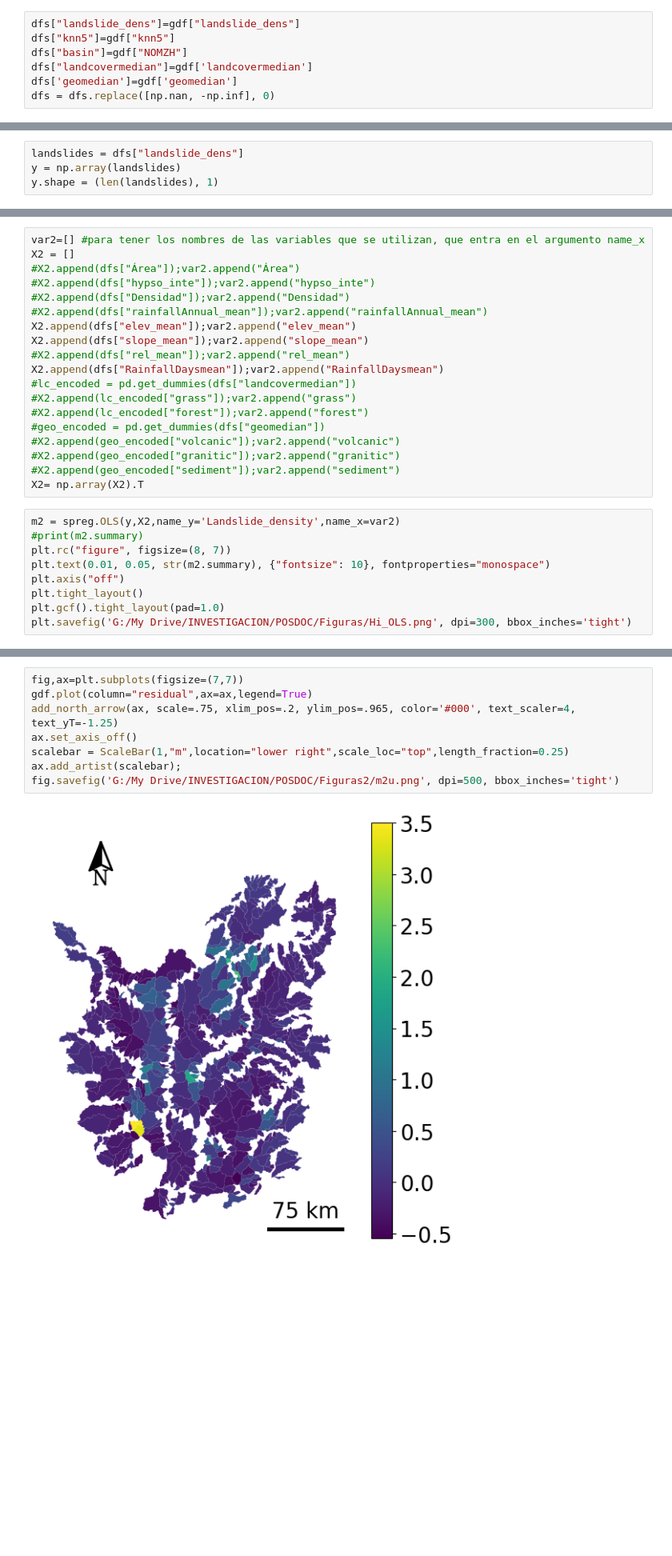
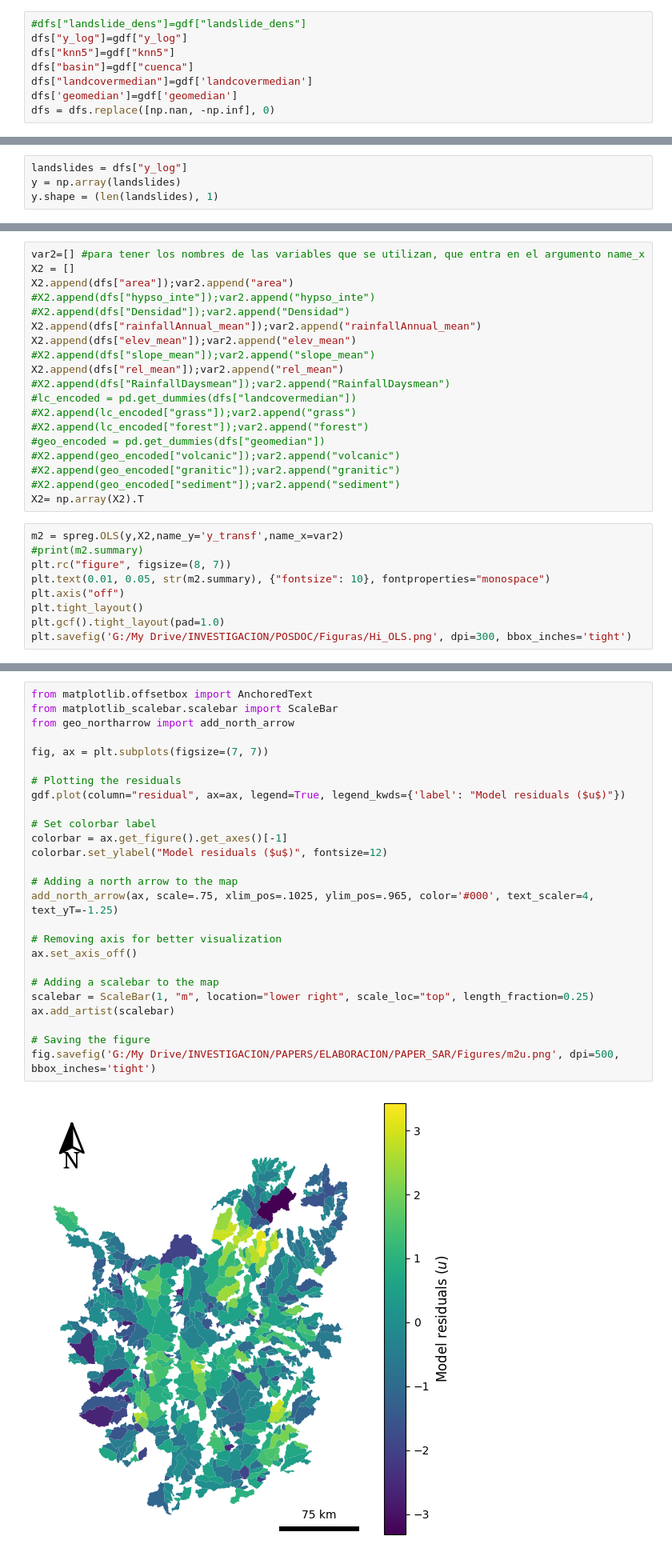
Before and after one commit to edieraristizabal/PAPER_SAR, a Jupyter notebook: Code/SR_cat_python.ipynb, the cells around one changed output, grey strips where cells are left out. Shown at 80% size. Cells and saved outputs as stored; diff of their text form; blank space fills up the shorter version.

```diff
--- a/Code/SR_cat_python.ipynb
+++ b/Code/SR_cat_python.ipynb
@@ -108,9 +85,10 @@ st = StandardScaler()
 # %%
 dfs = pd.DataFrame(st.fit_transform(gdf[var]), index=gdf[var].index, columns=gdf[var].columns)
 # %%
-dfs["landslide_dens"]=gdf["landslide_dens"]
+#dfs["landslide_dens"]=gdf["landslide_dens"]
+dfs["y_log"]=gdf["y_log"]
 dfs["knn5"]=gdf["knn5"]
-dfs["basin"]=gdf["NOMZH"]
+dfs["basin"]=gdf["cuenca"]
 dfs["landcovermedian"]=gdf['landcovermedian']
 dfs['geomedian']=gdf['geomedian']
 dfs = dfs.replace([np.nan, -np.inf], 0)
@@ -224,7 +179,7 @@ dfs.head(1)
 # %% [markdown]
 ### For recent landslide density
 # %%
-landslides = dfs["landslide_dens"]
+landslides = dfs["y_log"]
 y = np.array(landslides)
 y.shape = (len(landslides), 1)
 # %%
@@ -272,14 +217,14 @@ Se eliminan las variables que no son significativas
 # %%
 var2=[] #para tener los nombres de las variables que se utilizan, que entra en el argumento name_x
 X2 = []
-#X2.append(dfs["Área"]);var2.append("Área")
+X2.append(dfs["area"]);var2.append("area")
 #X2.append(dfs["hypso_inte"]);var2.append("hypso_inte")
 #X2.append(dfs["Densidad"]);var2.append("Densidad")
-#X2.append(dfs["rainfallAnnual_mean"]);var2.append("rainfallAnnual_mean")
+X2.append(dfs["rainfallAnnual_mean"]);var2.append("rainfallAnnual_mean")
 X2.append(dfs["elev_mean"]);var2.append("elev_mean")
-X2.append(dfs["slope_mean"]);var2.append("slope_mean")
-#X2.append(dfs["rel_mean"]);var2.append("rel_mean")
-X2.append(dfs["RainfallDaysmean"]);var2.append("RainfallDaysmean")
+#X2.append(dfs["slope_mean"]);var2.append("slope_mean")
+X2.append(dfs["rel_mean"]);var2.append("rel_mean")
+#X2.append(dfs["RainfallDaysmean"]);var2.append("RainfallDaysmean")
 #lc_encoded = pd.get_dummies(dfs["landcovermedian"])
 #X2.append(lc_encoded["grass"]);var2.append("grass")
 #X2.append(lc_encoded["forest"]);var2.append("forest")
@@ -289,7 +234,7 @@ X2.append(dfs["RainfallDaysmean"]);var2.append("RainfallDaysmean")
 #X2.append(geo_encoded["sediment"]);var2.append("sediment")
 X2= np.array(X2).T
 # %%
-m2 = spreg.OLS(y,X2,name_y='Landslide_density',name_x=var2)
+m2 = spreg.OLS(y,X2,name_y='y_transf',name_x=var2)
 #print(m2.summary)
 plt.rc("figure", figsize=(8, 7))
 plt.text(0.01, 0.05, str(m2.summary), {"fontsize": 10}, fontproperties="monospace")
@@ -330,13 +337,31 @@ plt.savefig('G:/My Drive/INVESTIGACION/POSDOC/Figuras2/knn5_res.png',dpi=500,bbo
 # %%
-fig,ax=plt.subplots(figsize=(7,7))
-gdf.plot(column="residual",ax=ax,legend=True)
-add_north_arrow(ax, scale=.75, xlim_pos=.2, ylim_pos=.965, color='#000', text_scaler=4, text_yT=-1.25)
+from matplotlib.offsetbox import AnchoredText
+from matplotlib_scalebar.scalebar import ScaleBar
+from geo_northarrow import add_north_arrow
+
+fig, ax = plt.subplots(figsize=(7, 7))
+
+# Plotting the residuals
+gdf.plot(column="residual", ax=ax, legend=True, legend_kwds={'label': "Model residuals ($u$)"})
+
+# Set colorbar label
+colorbar = ax.get_figure().get_axes()[-1]
+colorbar.set_ylabel("Model residuals ($u$)", fontsize=12)
+
+# Adding a north arrow to the map
+add_north_arrow(ax, scale=.75, xlim_pos=.1025, ylim_pos=.965, color='#000', text_scaler=4, text_yT=-1.25)
+
+# Removing axis for better visualization
 ax.set_axis_off()
-scalebar = ScaleBar(1,"m",location="lower right",scale_loc="top",length_fraction=0.25)
-ax.add_artist(scalebar);
-fig.savefig('G:/My Drive/INVESTIGACION/POSDOC/Figuras2/m2u.png', dpi=500, bbox_inches='tight')
+
+# Adding a scalebar to the map
+scalebar = ScaleBar(1, "m", location="lower right", scale_loc="top", length_fraction=0.25)
+ax.add_artist(scalebar)
+
+# Saving the figure
+fig.savefig('G:/My Drive/INVESTIGACION/PAPERS/ELABORACION/PAPER_SAR/Figures/m2u.png', dpi=500, bbox_inches='tight')
 # %% [output]
-[figure, old version]
+[figure, new version]
 # %%
 knn5 = weights.KNN.from_dataframe(gdf, k=5)
 # %%
```
Also changed, not shown: parts of 29 cells of this notebook, 38 other files.
